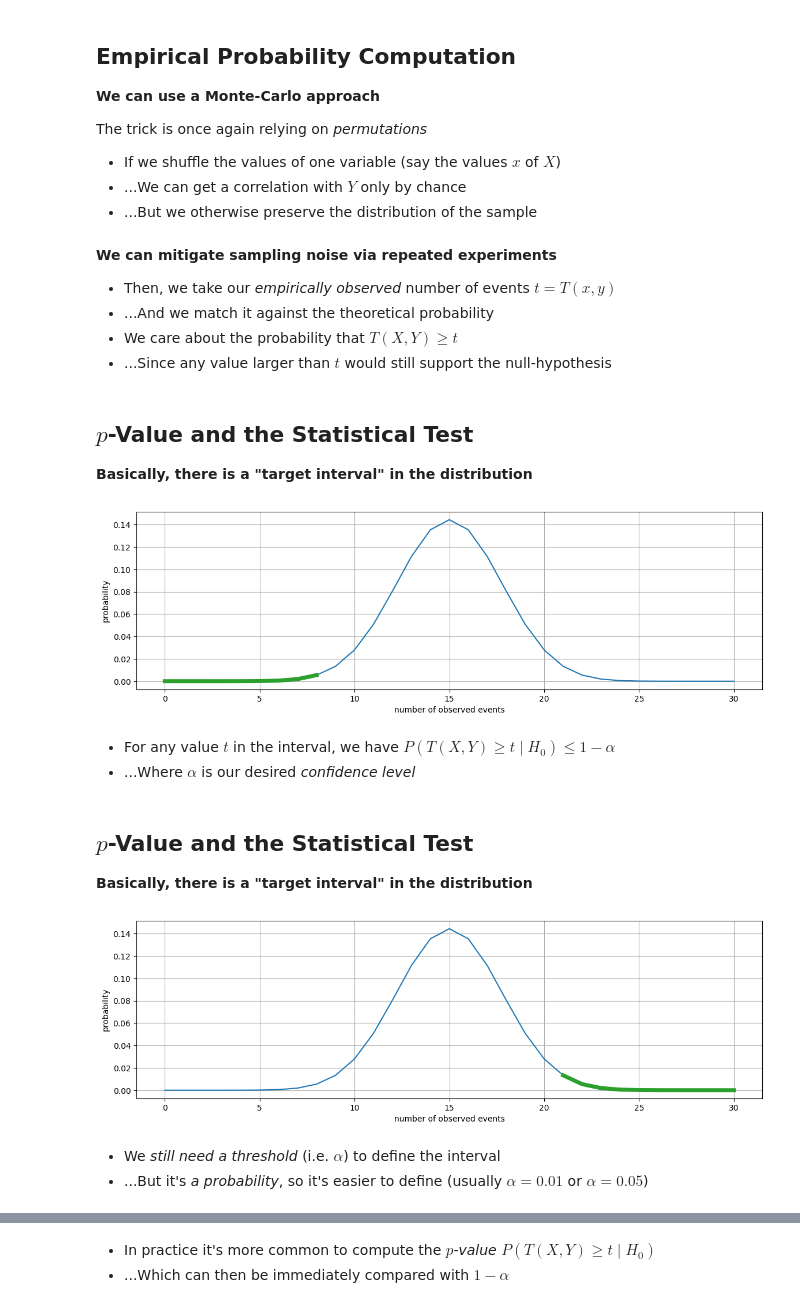
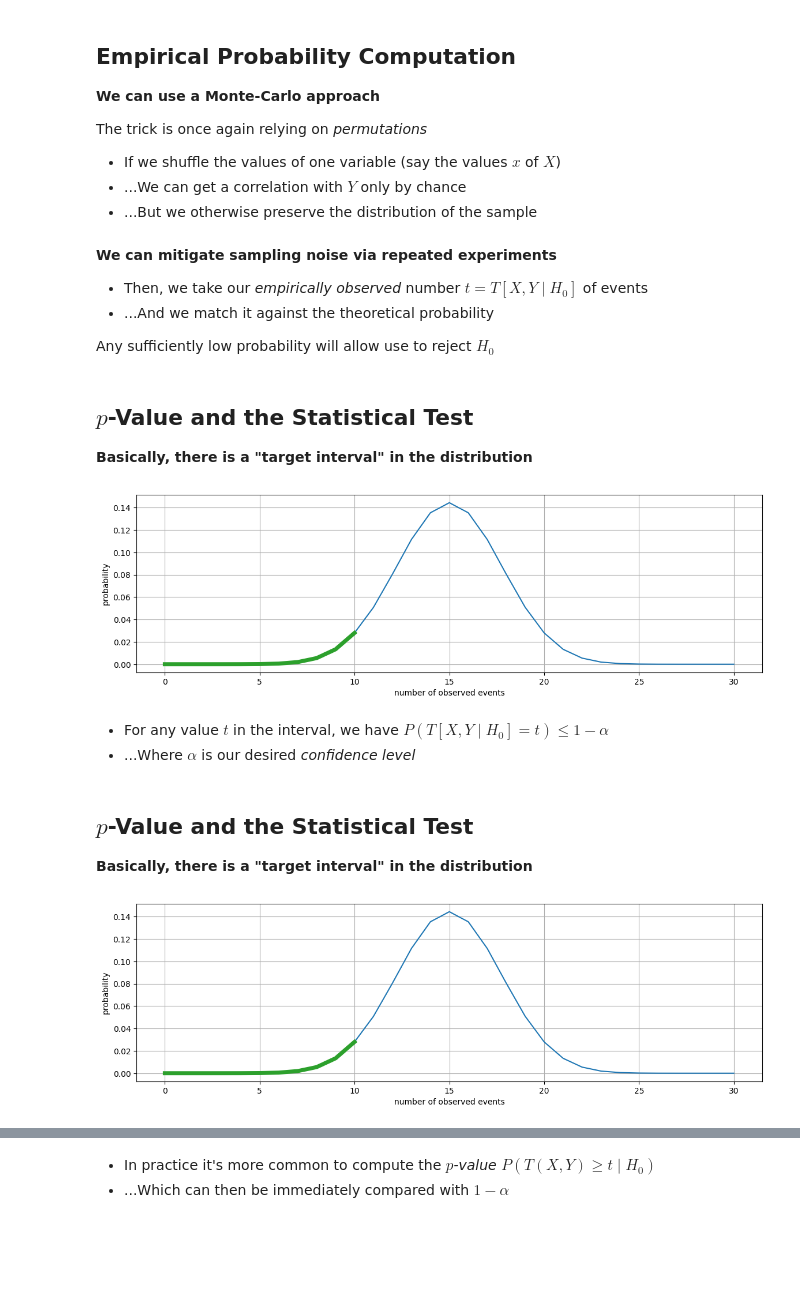
Before and after one commit to a3i-2024-2025/06-at, a Jupyter notebook: notebooks/5. All Relevant Feature Selection.ipynb, the cells around one changed output, grey strips where cells are left out. Drawn from its saved outputs; the diff is of its cells as text; code cells hidden in the pictures; blank space fills up the shorter version.

```diff
--- a/notebooks/5. All Relevant Feature Selection.ipynb
+++ b/notebooks/5. All Relevant Feature Selection.ipynb
@@ -257,29 +320,26 @@ The trick is once again relying on _permutations_
 # %% [markdown]
 **We can mitigate sampling noise via repeated experiments**
 
-* Then, we take our _empirically observed_ number of events $t = T(x, y)$
+* Then, we take our _empirically observed_ number $t = T[X, Y \mid H_0]$ of events
 * ...And we match it against the theoretical probability
-* We care about the probability that $T(X, Y) \geq t$
-* ...Since any value larger than $t$ would still support the null-hypothesis
+
+Any sufficiently low probability will allow use to reject $H_0$
 # %% [markdown]
 ## $p$-Value and the Statistical Test
 
 **Basically, there is a "target interval" in the distribution**
 # %%
-util.binomial_plot(n=30, p=0.5, l_alpha=0.01, figsize=figsize)
+util.binomial_plot(n=30, p=0.5, l_alpha=0.05, figsize=figsize)
 # %% [output]
-[figure, old version]
+[figure, new version]
 # %% [markdown]
-* For any value $t$ in the interval, we have $P(T(X, Y) \geq t \mid H_0) \leq 1-\alpha$
+* For any value $t$ in the interval, we have $P(T[X, Y \mid H_0] = t) \leq 1-\alpha$
 * ...Where $\alpha$ is our desired _confidence level_
 # %% [markdown]
 ## $p$-Value and the Statistical Test
 
 **Basically, there is a "target interval" in the distribution**
 # %%
-util.binomial_plot(n=30, p=0.5, r_alpha=0.01, figsize=figsize)
+util.binomial_plot(n=30, p=0.5, l_alpha=0.05, figsize=figsize)
 # %% [output]
-[figure, old version]
+[figure, new version]
-# %% [markdown]
-* We _still need a threshold_ (i.e. $\alpha$) to define the interval
-* ...But it's _a probability_, so it's easier to define (usually $\alpha = 0.01$ or $\alpha = 0.05$)
```
Also changed, not shown: parts of 47 cells of this notebook, 1 other file.
